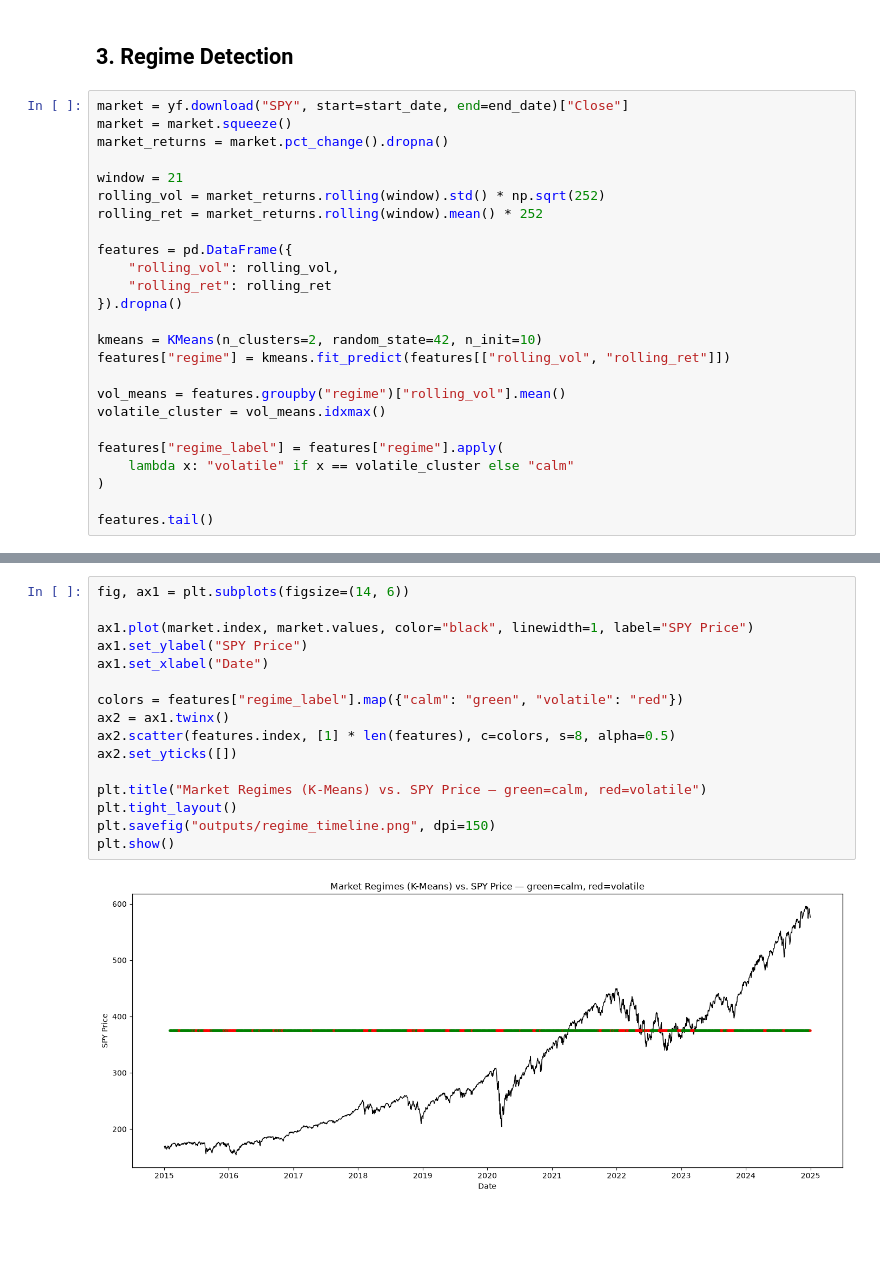
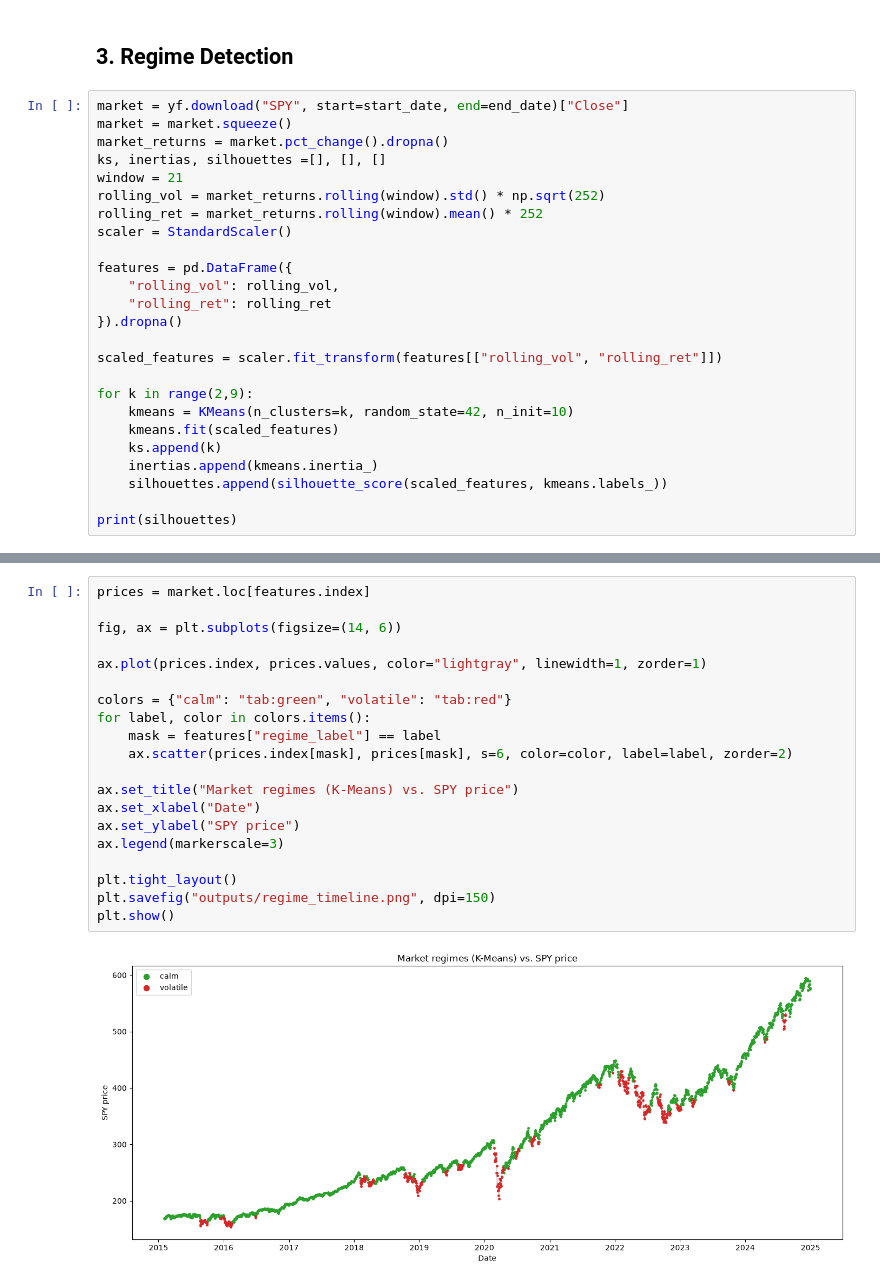
Before and after one commit to jasser08DEV/regime-aware-portfolio-optimizer, a Jupyter notebook: notebook.ipynb, the cells around one changed output, grey strips where cells are left out. Drawn from its saved outputs; the diff is of its cells as text; blank space fills up the shorter version.

Commit message:
v2: regime-aware rebalancing and backtest (stock-only universe)

```diff
--- a/notebook.ipynb
+++ b/notebook.ipynb
@@ -93,26 +95,26 @@ plt.show()
 market = yf.download("SPY", start=start_date, end=end_date)["Close"]
 market = market.squeeze()
 market_returns = market.pct_change().dropna()
-
+ks, inertias, silhouettes =[], [], []
 window = 21
 rolling_vol = market_returns.rolling(window).std() * np.sqrt(252)
 rolling_ret = market_returns.rolling(window).mean() * 252
+scaler = StandardScaler()
 
 features = pd.DataFrame({
     "rolling_vol": rolling_vol,
     "rolling_ret": rolling_ret
 }).dropna()
 
-kmeans = KMeans(n_clusters=2, random_state=42, n_init=10)
-features["regime"] = kmeans.fit_predict(features[["rolling_vol", "rolling_ret"]])
+scaled_features = scaler.fit_transform(features[["rolling_vol", "rolling_ret"]])
 
-vol_means = features.groupby("regime")["rolling_vol"].mean()
-volatile_cluster = vol_means.idxmax()
+for k in range(2,9):
+    kmeans = KMeans(n_clusters=k, random_state=42, n_init=10)
+    kmeans.fit(scaled_features)
+    ks.append(k)
+    inertias.append(kmeans.inertia_)
+    silhouettes.append(silhouette_score(scaled_features, kmeans.labels_))
 
-features["regime_label"] = features["regime"].apply(
-    lambda x: "volatile" if x == volatile_cluster else "calm"
-)
-
-features.tail()
+print(silhouettes)
 # %% [output]
 [*********************100%***********************]  1 of 1 completed
@@ -126,19 +203,23 @@ features.tail()
 # %%
-fig, ax1 = plt.subplots(figsize=(14, 6))
+prices = market.loc[features.index]
 
-ax1.plot(market.index, market.values, color="black", linewidth=1, label="SPY Price")
-ax1.set_ylabel("SPY Price")
-ax1.set_xlabel("Date")
+fig, ax = plt.subplots(figsize=(14, 6))
 
-colors = features["regime_label"].map({"calm": "green", "volatile": "red"})
-ax2 = ax1.twinx()
-ax2.scatter(features.index, [1] * len(features), c=colors, s=8, alpha=0.5)
-ax2.set_yticks([])
+ax.plot(prices.index, prices.values, color="lightgray", linewidth=1, zorder=1)
 
-plt.title("Market Regimes (K-Means) vs. SPY Price — green=calm, red=volatile")
+colors = {"calm": "tab:green", "volatile": "tab:red"}
+for label, color in colors.items():
+    mask = features["regime_label"] == label
+    ax.scatter(prices.index[mask], prices[mask], s=6, color=color, label=label, zorder=2)
+
+ax.set_title("Market regimes (K-Means) vs. SPY price")
+ax.set_xlabel("Date")
+ax.set_ylabel("SPY price")
+ax.legend(markerscale=3)
+
 plt.tight_layout()
 plt.savefig("outputs/regime_timeline.png", dpi=150)
 plt.show()
 # %% [output]
-[figure, old version]
+[figure, new version]
 # %% [markdown]
```
Also changed, not shown: parts of 12 cells of this notebook, 6 other files.
